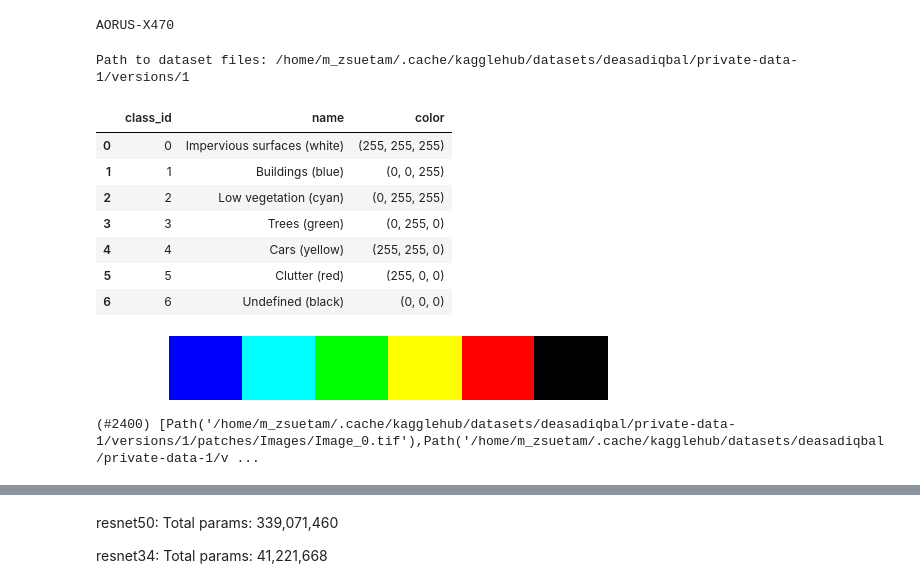
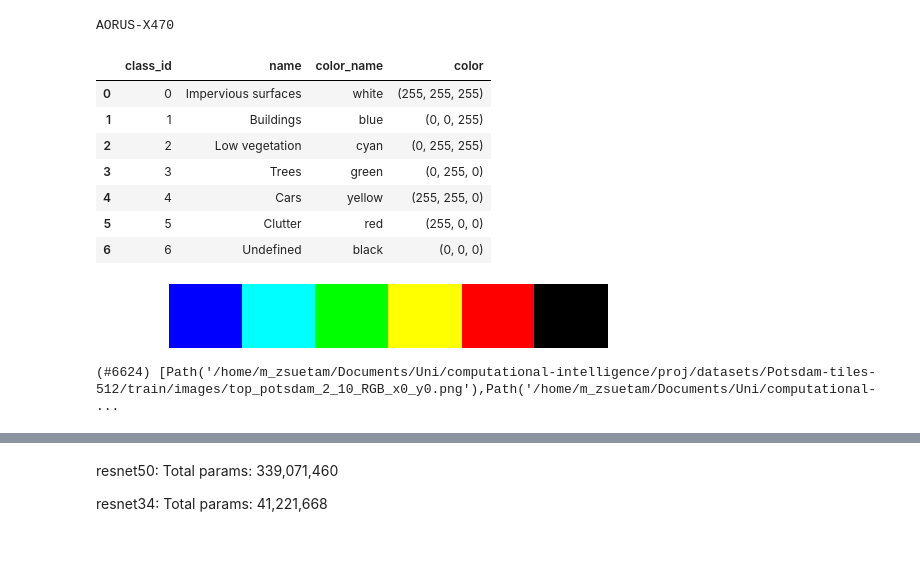
Before and after one commit to mzsuetam/computational-intelligence-proj, a Jupyter notebook: notebooks/segmentation.ipynb, the cells around one changed output, grey strips where cells are left out. Saved outputs shown, nothing was run; the diff lists cells and outputs as text; code cells hidden in the pictures; blank space fills up the shorter version.

Commit message:
Updated data-preparation and trained new baseline

```diff
--- a/notebooks/segmentation.ipynb
+++ b/notebooks/segmentation.ipynb
@@ -12,17 +68,3 @@ import json
 !hostname
 # %% [output]
 AORUS-X470
-# %%
-import kagglehub
-
-# Images are from the ISPRS Potsdam dataset. Each input image in the dataset was
-# divided into image patches of size 300 × 300. These patches are divided into training (~2000
-# images) and testing (~400 images) datasets (see the notebooks below) and labeled with one
-# or more of the following labels: {“roads”, “buildings”, “low veg”, “trees”, “cars”, “clutter”}.
-
-# Download latest version
-postdam_path = Path(kagglehub.dataset_download("deasadiqbal/private-data-1"))
-
-print("Path to dataset files:", postdam_path)
-# %% [output]
-Path to dataset files: /home/m_zsuetam/.cache/kagglehub/datasets/deasadiqbal/private-data-1/versions/1
@@ -46,14 +71,24 @@ experiments_dir = root_dir/'experiments'
+# %%
+ROOT_DIR = Path('.').resolve().parent
+
+DATASETS_DIR = ROOT_DIR / "datasets"
+POTSDAM_DIR = DATASETS_DIR / "Potsdam-tiles-512"
+assert POTSDAM_DIR.exists(), f"Potsdam dataset not found in {POTSDAM_DIR}"
+
+EXPERIMENTS_DIR = ROOT_DIR / 'experiments'
+LOGS_DIR = EXPERIMENTS_DIR / 'logs'
+LOGS_DIR.mkdir(parents=True, exist_ok=True)
 # %%
-postdam_dataset = datasets_dir/'ISPRS_Potsdam'
-df_classes = pd.read_csv(postdam_dataset/'classes.csv')
+postdam_static = DATASETS_DIR/'Potsdam-static'
+df_classes = pd.read_csv(postdam_static/'classes.csv')
 df_classes
 # %% [output]
-|  | class_id | name | color |
-| 0 | 0 | Impervious surfaces (white) | (255, 255, 255) |
-| 1 | 1 | Buildings (blue) | (0, 0, 255) |
-| 2 | 2 | Low vegetation (cyan) | (0, 255, 255) |
-| 3 | 3 | Trees (green) | (0, 255, 0) |
-| 4 | 4 | Cars (yellow) | (255, 255, 0) |
-| 5 | 5 | Clutter (red) | (255, 0, 0) |
-| 6 | 6 | Undefined (black) | (0, 0, 0) |
+|  | class_id | name | color_name | color |
+| 0 | 0 | Impervious surfaces | white | (255, 255, 255) |
+| 1 | 1 | Buildings | blue | (0, 0, 255) |
+| 2 | 2 | Low vegetation | cyan | (0, 255, 255) |
+| 3 | 3 | Trees | green | (0, 255, 0) |
+| 4 | 4 | Cars | yellow | (255, 255, 0) |
+| 5 | 5 | Clutter | red | (255, 0, 0) |
+| 6 | 6 | Undefined | black | (0, 0, 0) |
 # %%
@@ -81,8 +132,7 @@ ssd_cmap
 # %% [output]
 [figure]
 # %%
-# image_paths = L(sorted([f for f in get_image_files(ssd_dataset) if 'masks' not in f.parts]))
-image_paths = L(sorted([f for f in get_image_files(postdam_path/'patches/Images')]))
+image_paths = L(sorted([f for f in get_image_files(POTSDAM_DIR) if f.parent != 'labels']))
 image_paths
 # %% [output]
-(#2400) [Path('/home/m_zsuetam/.cache/kagglehub/datasets/deasadiqbal/private-data-1/versions/1/patches/Images/Image_0.tif'),Path('/home/m_zsuetam/.cache/kagglehub/datasets/deasadiqbal/private-data-1/v ...
+(#6624) [Path('/home/m_zsuetam/Documents/Uni/computational-intelligence/proj/datasets/Potsdam-tiles-512/train/images/top_potsdam_2_10_RGB_x0_y0.png'),Path('/home/m_zsuetam/Documents/Uni/computational- ...
```
Also changed, not shown: parts of 35 cells of this notebook, 36 other files.
